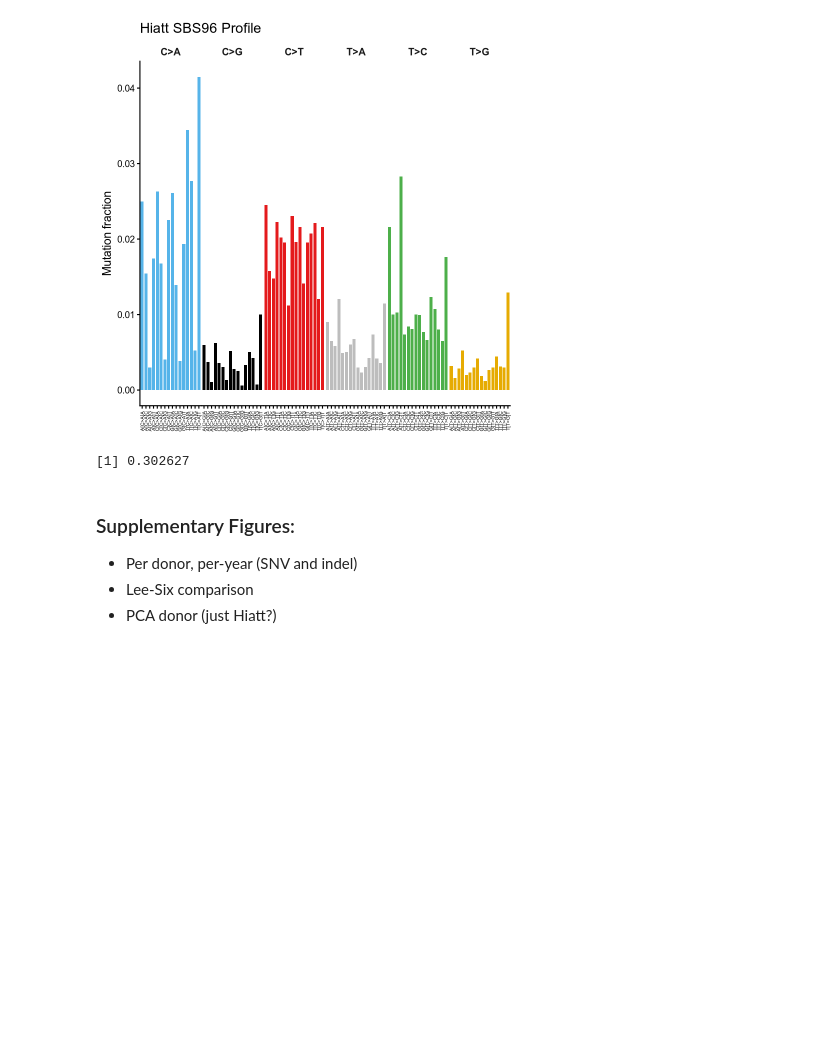
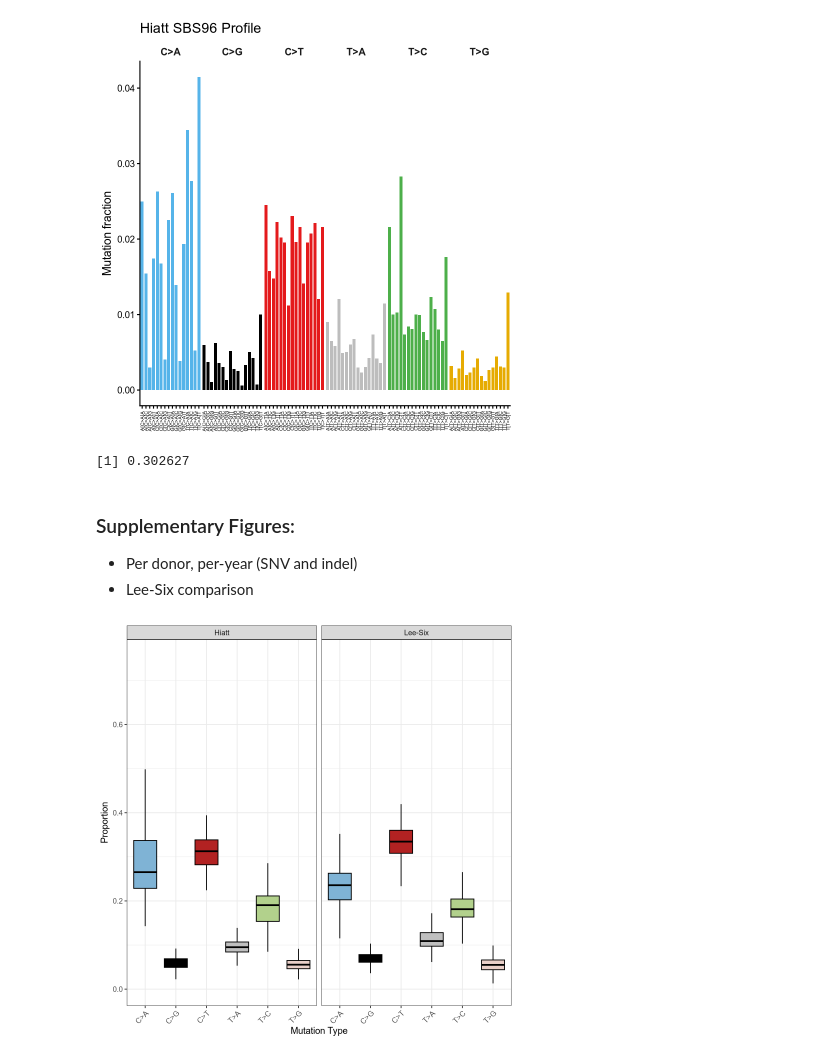
Before and after one commit to laurelhiatt/SEMIColon, a Jupyter notebook: scripts/figures/Figure1.ipynb, the cells around one changed output. Saved outputs shown, nothing was run; the diff lists cells and outputs as text; code cells hidden in the pictures; blank space fills up the shorter version.

```diff
--- a/scripts/figures/Figure1.ipynb
+++ b/scripts/figures/Figure1.ipynb
@@ -463,4 +463,80 @@ sum(df$Fraction[df$Mutation == "C>T"], na.rm = TRUE)
 ### Supplementary Figures:
 - Per donor, per-year (SNV and indel)
 - Lee-Six comparison
-- PCA donor (just Hiatt?)
+# %%
+matrix <- read.table(
+  "/uufs/chpc.utah.edu/common/HIPAA/u1264408/u1264408/Git/SEMIColon/data/output/CellCut/overlap_variants/snvs_all/output/SBS/snvs.SBS6.all",
+  sep = "\t",
+  header = TRUE,
+  stringsAsFactors = FALSE,
+  check.names = FALSE
+)
+
+# Read data
+df <- matrix
+
+# Set mutation types as rownames
+rownames(df) <- df[[1]]
+df <- df[, -1]
+
+# Normalize columns to proportions
+proportions <- sweep(df, 2, colSums(df), "/")
+
+# Donor prefixes
+lee_donors <- c("PD", "HLS")
+hiatt_donors <- c("AS", "AC", "DC", "DE", "CE", "RE", "TR", "SI", "TC", "RTM", "Laurel")
+
+# Convert to long format
+df_long <- proportions %>%
+  as.data.frame() %>%
+  tibble::rownames_to_column("MutationType") %>%
+  pivot_longer(
+    cols = -MutationType,
+    names_to = "Sample",
+    values_to = "Proportion"
+  ) %>%
+  mutate(
+    Cohort = case_when(
+      str_starts(Sample, paste(lee_donors, collapse = "|")) ~ "Lee-Six",
+      str_detect(Sample, paste(hiatt_donors, collapse = "|")) ~ "Hiatt",
+      TRUE ~ "Other"
+    )
+  )
+
+# ==============================
+# Plot 2: Faceted boxplots by cohort
+# ==============================
+# palette <- c(
+#    "C>A"="#7fb3d5","C>G"="#000000",
+#    "C>T at non-CpG"="#b22222","C>T at CpG"="#dca79a",
+#    "T>A"="#bfbfbf","T>C"="#b2d18c","T>G"="#e9cfc8"
+#  )
+mutation_colors <- c(
+  "C>A" = "#7fb3d5",  # blue
+  "C>G" = "#000000",  # black
+  "C>T" = "#b22222",  # red
+  "T>A" = "#bfbfbf",  # gray
+  "T>C" = "#b2d18c",  # green
+  "T>G" = "#e9cfc8"   # pink
+)
+
+df_long %>%
+  filter(Cohort %in% c("Lee-Six", "Hiatt")) %>%
+  ggplot(aes(
+    x = MutationType,
+    y = Proportion,
+    fill = MutationType
+  )) +
+  geom_boxplot(outlier.shape = NA, color = "black") +
+  facet_wrap(~ Cohort) +
+  scale_fill_manual(values = mutation_colors, guide = "none") +
+  labs(
+    x = "Mutation Type",
+    y = "Proportion"
+  ) +
+  theme_bw() +
+  theme(
+    axis.text.x = element_text(angle = 45, hjust = 1)
+  )
+# %% [output]
+[figure, added]
```
Also changed, not shown: parts of 14 cells of this notebook, 8 other files.
